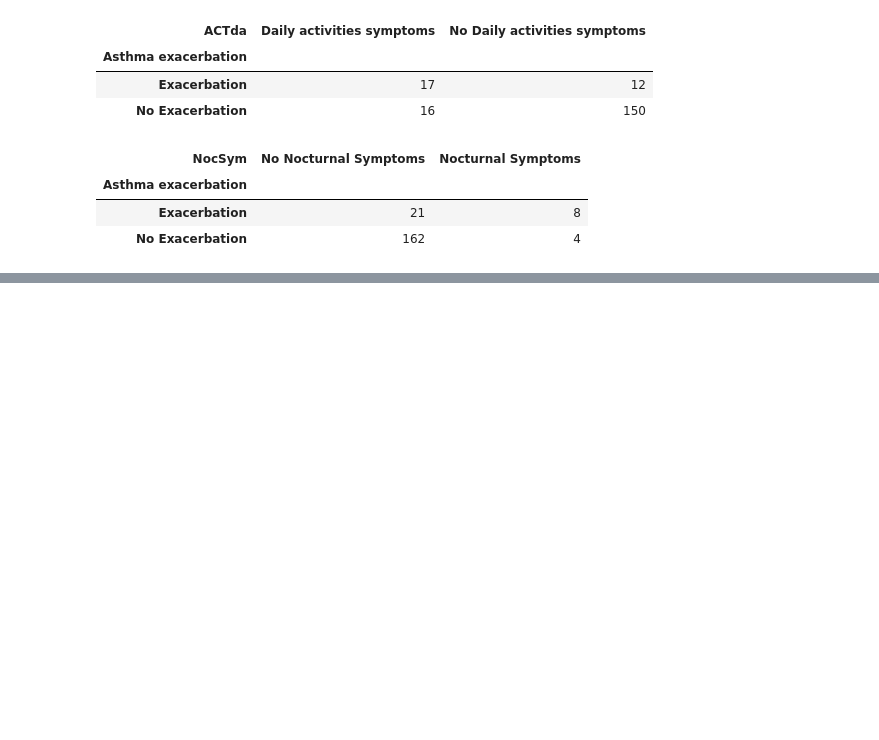
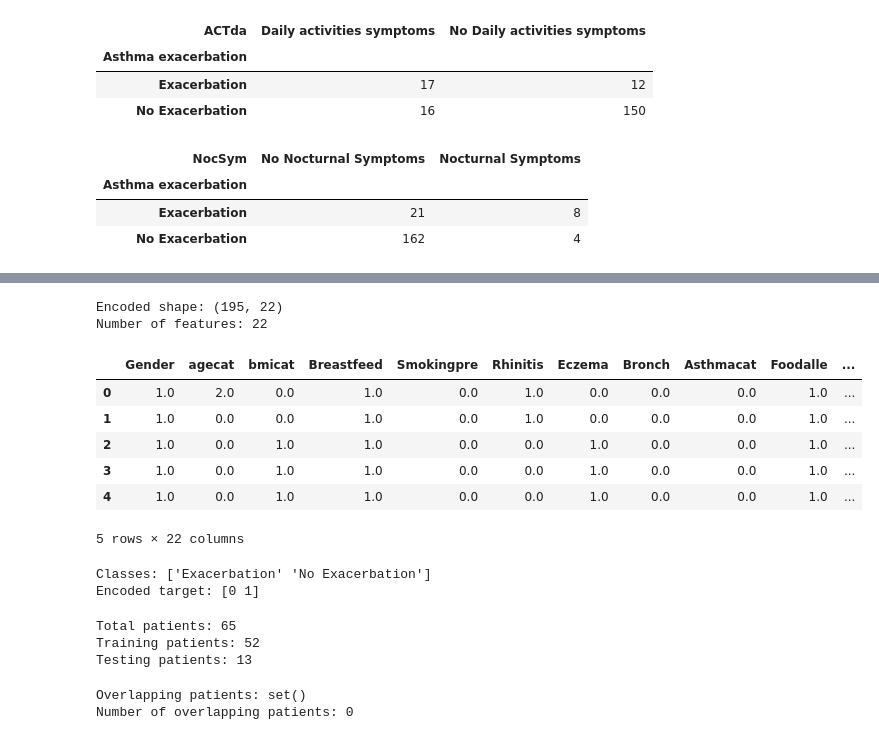
Before and after one commit to dumbgesh/asthma-attack-prediction, a Jupyter notebook: asthma_attack_pred.ipynb, the cells around one changed output, grey strips where cells are left out. Saved outputs shown, nothing was run; the diff lists cells and outputs as text; code cells hidden in the pictures; blank space fills up the shorter version.

Commit message:
first model eveluation

```diff
--- a/asthma_attack_pred.ipynb
+++ b/asthma_attack_pred.ipynb
@@ -180,0 +296,8 @@ pd.crosstab(df["Asthma exacerbation"], df["NocSym"])
+# %%
+#after dropping id and t, we have the following features and target
+
+X = df.drop(columns=["Asthma exacerbation", "id", "t"])
+y = df["Asthma exacerbation"]
+
+print("Features:", X.columns.tolist())
+print("Feature shape:", X.shape)
@@ -180,0 +345,68 @@ pd.crosstab(df["Asthma exacerbation"], df["NocSym"])
+# %%
+from sklearn.preprocessing import OrdinalEncoder
+
+categorical_features = X.columns.tolist()
+
+encoder = OrdinalEncoder(
+    handle_unknown="use_encoded_value",
+    unknown_value=-1
+)
+
+X_encoded = encoder.fit_transform(X[categorical_features])
+
+print("Encoded shape:", X_encoded.shape)
+print("Number of features:", X_encoded.shape[1])
+# %% [output]
+Encoded shape: (195, 22)
+Number of features: 22
+# %%
+pd.DataFrame(
+    X_encoded,
+    columns=X.columns
+).head()
+# %% [output]
+|  | Gender | agecat | bmicat | Breastfeed | Smokingpre | Rhinitis | Eczema | Bronch | Asthmacat | Foodalle | ... |
+| 0 | 1.0 | 2.0 | 0.0 | 1.0 | 0.0 | 1.0 | 0.0 | 0.0 | 0.0 | 1.0 | ... |
+| 1 | 1.0 | 0.0 | 0.0 | 1.0 | 0.0 | 1.0 | 0.0 | 0.0 | 0.0 | 1.0 | ... |
+| 2 | 1.0 | 0.0 | 1.0 | 1.0 | 0.0 | 0.0 | 1.0 | 0.0 | 0.0 | 1.0 | ... |
+| 3 | 1.0 | 0.0 | 1.0 | 1.0 | 0.0 | 0.0 | 1.0 | 0.0 | 0.0 | 1.0 | ... |
+| 4 | 1.0 | 0.0 | 1.0 | 1.0 | 0.0 | 0.0 | 1.0 | 0.0 | 0.0 | 1.0 | ... |
+5 rows × 22 columns
+# %%
+from sklearn.preprocessing import LabelEncoder
+
+label_encoder = LabelEncoder()
+
+y_encoded = label_encoder.fit_transform(y)
+
+print("Classes:", label_encoder.classes_)
+print("Encoded target:", np.unique(y_encoded))
+# %% [output]
+Classes: ['Exacerbation' 'No Exacerbation']
+Encoded target: [0 1]
+# %%
+from sklearn.model_selection import train_test_split
+
+patient_ids = df["id"].unique()
+
+train_ids, test_ids = train_test_split(
+    patient_ids,
+    test_size=0.20,
+    random_state=42
+)
+
+print("Total patients:", len(patient_ids))
+print("Training patients:", len(train_ids))
+print("Testing patients:", len(test_ids))
+# %% [output]
+Total patients: 65
+Training patients: 52
+Testing patients: 13
+# %%
+id_overlap = set(train_ids) & set(test_ids)
+
+print("Overlapping patients:", id_overlap)
+print("Number of overlapping patients:", len(id_overlap))
+# %% [output]
+Overlapping patients: set()
+Number of overlapping patients: 0
```
Also changed, not shown: parts of 17 cells of this notebook, 2 other files.
